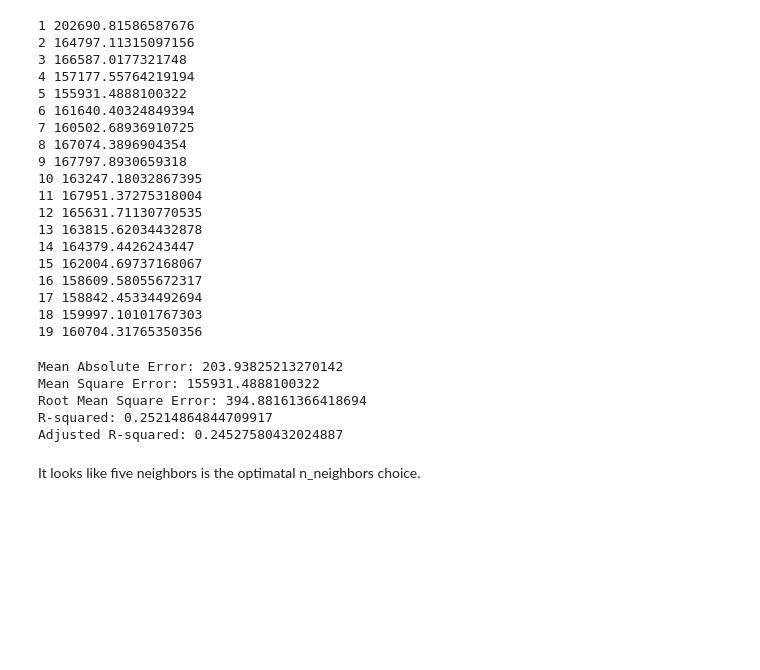
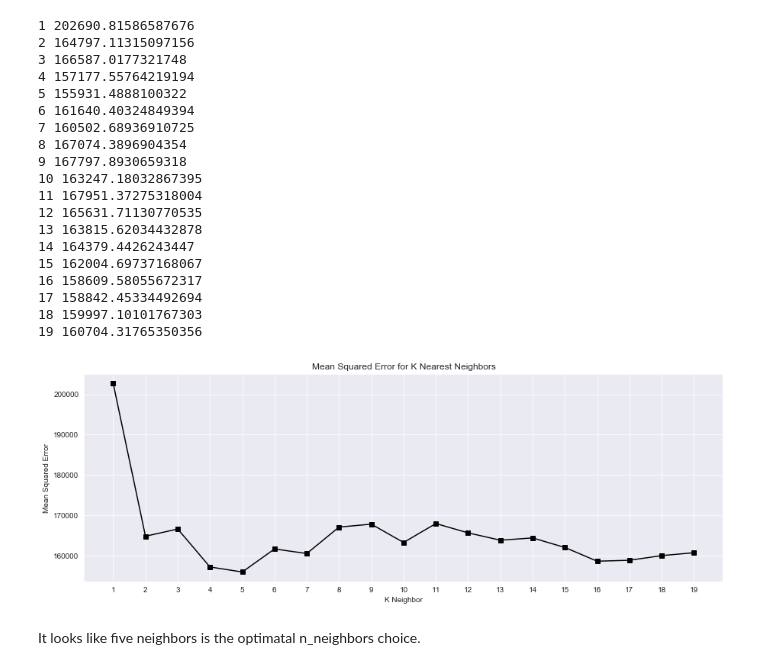
Before and after one commit to Aethernyx/Reverb_Synth_Sales_Anallysis, a Jupyter notebook: Reverb_model_building.ipynb, the cells around one changed output. Cells and saved outputs as stored; diff of their text form; code cells hidden in the pictures; blank space fills up the shorter version.

```diff
--- a/Reverb_model_building.ipynb
+++ b/Reverb_model_building.ipynb
@@ -328,10 +334,13 @@ strong multicollinearity or other numerical problems.
 # %%
 from sklearn.metrics import mean_absolute_error, mean_squared_error
 # %%
-y_pred = linear_model.predict(X_test)
+basic_linear_y_pred = linear_model.predict(X_test)
 
-print('Mean Absolute Error: {}'.format(mean_absolute_error(y_test, y_pred)))
-print('Mean Square Error: {}'.format(mean_squared_error(y_test, y_pred)))
-print('Root Mean Square Error: {}'.format(np.sqrt(mean_squared_error(y_test, y_pred))))
+basic_linear_mae = mean_absolute_error(y_test, basic_linear_y_pred)
+print('Mean Absolute Error: {}'.format(basic_linear_mae))
+basic_linear_mse = mean_squared_error(y_test, basic_linear_y_pred)
+print('Mean Squared Error: {}'.format(mean_squared_error(y_test, basic_linear_y_pred)))
+basic_linear_rmse = np.sqrt(mean_squared_error(y_test, basic_linear_y_pred))
+print('Root Mean Squared Error: {}'.format(np.sqrt(mean_squared_error(y_test, basic_linear_y_pred))))
 # %% [output]
 Mean Absolute Error: 231.68143801189157
@@ -390,9 +413,14 @@ R-Squared: 0.22180864791229737
 # %%
-y_pred = linear_model.predict(X_test)
+updated_basic_linear_y_pred = linear_model.predict(X_test)
 
-print('Mean Absolute Error: {}'.format(mean_absolute_error(y_test, y_pred)))
-print('Mean Square Error: {}'.format(mean_squared_error(y_test, y_pred)))
-print('Root Mean Square Error: {}'.format(np.sqrt(mean_squared_error(y_test, y_pred))))
+updated_basic_linear_mae = mean_absolute_error(y_test, updated_basic_linear_y_pred)
+print('Mean Absolute Error: {}'.format(updated_basic_linear_mae))
+
+updated_basic_linear_mse = mean_squared_error(y_test, updated_basic_linear_y_pred)
+print('Mean Square Error: {}'.format(updated_basic_linear_mse))
+
+updated_basic_linear_rmse = np.sqrt(mean_squared_error(y_test, updated_basic_linear_y_pred))
+print('Root Mean Square Error: {}'.format(updated_basic_linear_rmse))
 # %% [output]
 Mean Absolute Error: 221.46974875778642
 Mean Square Error: 167224.02116601015
@@ -468,10 +500,10 @@ X_train = polynomial_features.fit_transform(X_train)
 X_test = polynomial_features.transform(X_test)
 
 linear_model.fit(X_train, y_train)
-y_pred = linear_model.predict(X_test)
-print('Mean Absolute Error: {}'.format(mean_absolute_error(y_test, y_pred)))
-print('Mean Square Error: {}'.format(mean_squared_error(y_test, y_pred)))
-print('Root Mean Square Error: {}'.format(np.sqrt(mean_squared_error(y_test, y_pred))))
+linear_poly_y_pred = linear_model.predict(X_test)
+print('Mean Absolute Error: {}'.format(mean_absolute_error(y_test, linear_poly_y_pred)))
+print('Mean Square Error: {}'.format(mean_squared_error(y_test, linear_poly_y_pred)))
+print('Root Mean Square Error: {}'.format(np.sqrt(mean_squared_error(y_test, linear_poly_y_pred))))
 print('R-squared: {}'.format(linear_model.score(X_test, y_test)))
 # %% [output]
 Mean Absolute Error: 2152671212543.8374
@@ -516,12 +548,15 @@ X_test = scaler.transform(X_test)
 from sklearn.neighbors import KNeighborsRegressor
 
 # Picking the number of neighbors
+
+knn_mse = []
 
 for i in range(1, 20):
     knn = KNeighborsRegressor(n_neighbors=i)
     knn_model = knn.fit(X_train, y_train)
     y_pred = knn_model.predict(X_test)
     w = mean_squared_error(y_test, y_pred)
+    knn_mse.append(w)
     print (i, w)
 # %% [output]
 1 202690.81586587676
@@ -543,23 +578,16 @@ for i in range(1, 20):
 17 158842.45334492694
 18 159997.10101767303
 19 160704.31765350356
-# %%
-knn_model = KNeighborsRegressor(n_neighbors=5)
-knn_model.fit(X_train, y_train)
-y_pred = knn_model.predict(X_test)
-
-print('Mean Absolute Error: {}'.format(mean_absolute_error(y_test, y_pred)))
-print('Mean Square Error: {}'.format(mean_squared_error(y_test, y_pred)))
-print('Root Mean Square Error: {}'.format(np.sqrt(mean_squared_error(y_test, y_pred))))
-knn_r_squared = knn.score(X_test, y_test)
-print('R-squared: {}'.format(knn_r_squared))
-knn_adj_r_squared = 1 - ((1-knn_r_squared) * len(new_df) / (len(new_df) - len(X.columns) - 1))
-print('Adjusted R-squared: {}'.format(knn_adj_r_squared))
-# %% [output]
-Mean Absolute Error: 203.93825213270142
-Mean Square Error: 155931.4888100322
-Root Mean Square Error: 394.88161366418694
-R-squared: 0.25214864844709917
-Adjusted R-squared: 0.24527580432024887
+# %%
+plt.figure(figsize=(15, 5))
+ax = plt.subplot()
+plt.plot(range(1, 20), knn_mse, marker='s', color='black')
+ax.set_xticks(range(1, 20))
+plt.xlabel('K Neighbor')
+plt.ylabel('Mean Squared Error')
+plt.title('Mean Squared Error for K Nearest Neighbors')
+plt.show()
+# %% [output]
+[figure, added]
 # %% [markdown]
 It looks like five neighbors is the optimatal n_neighbors choice.
```
Also changed, not shown: parts of 91 cells of this notebook.
